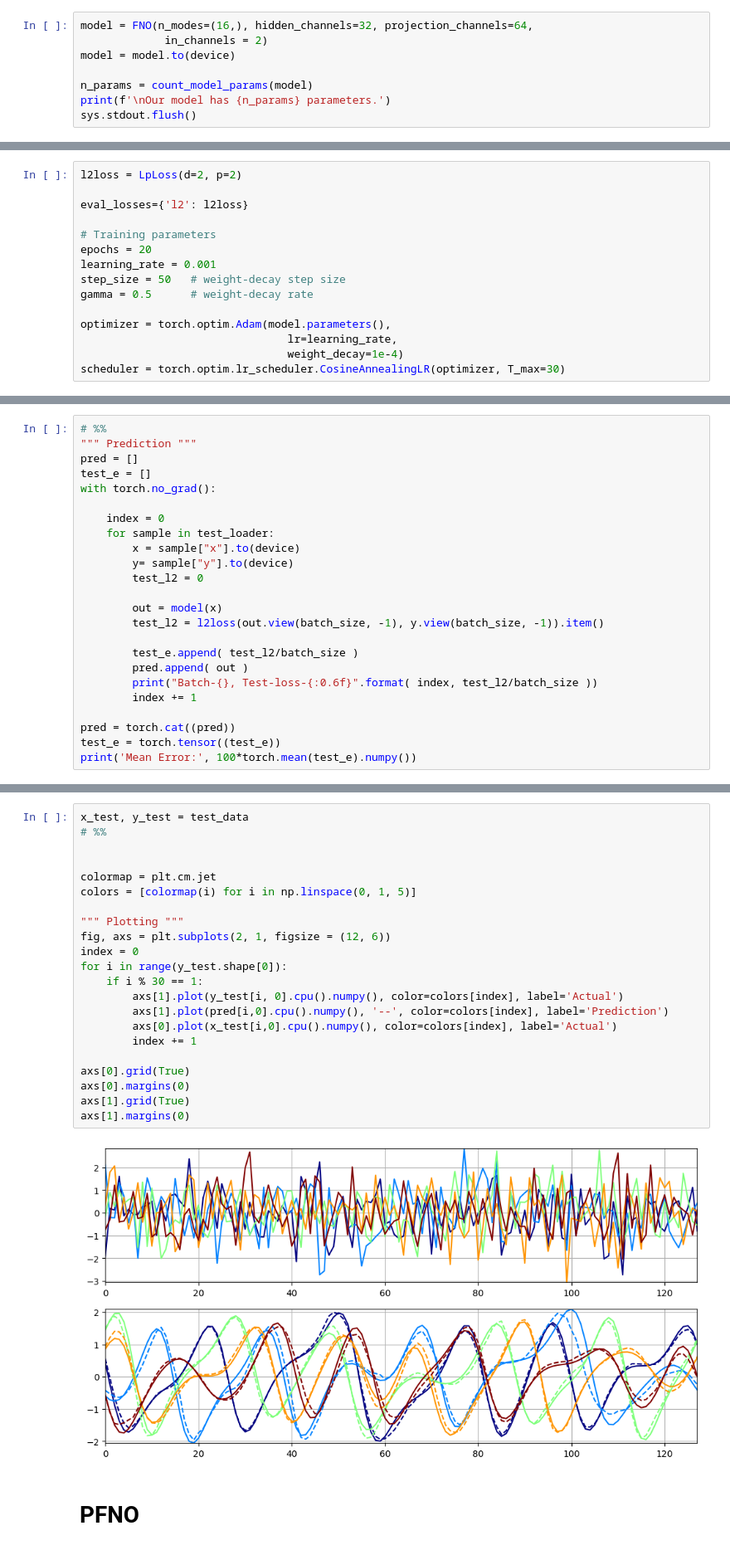
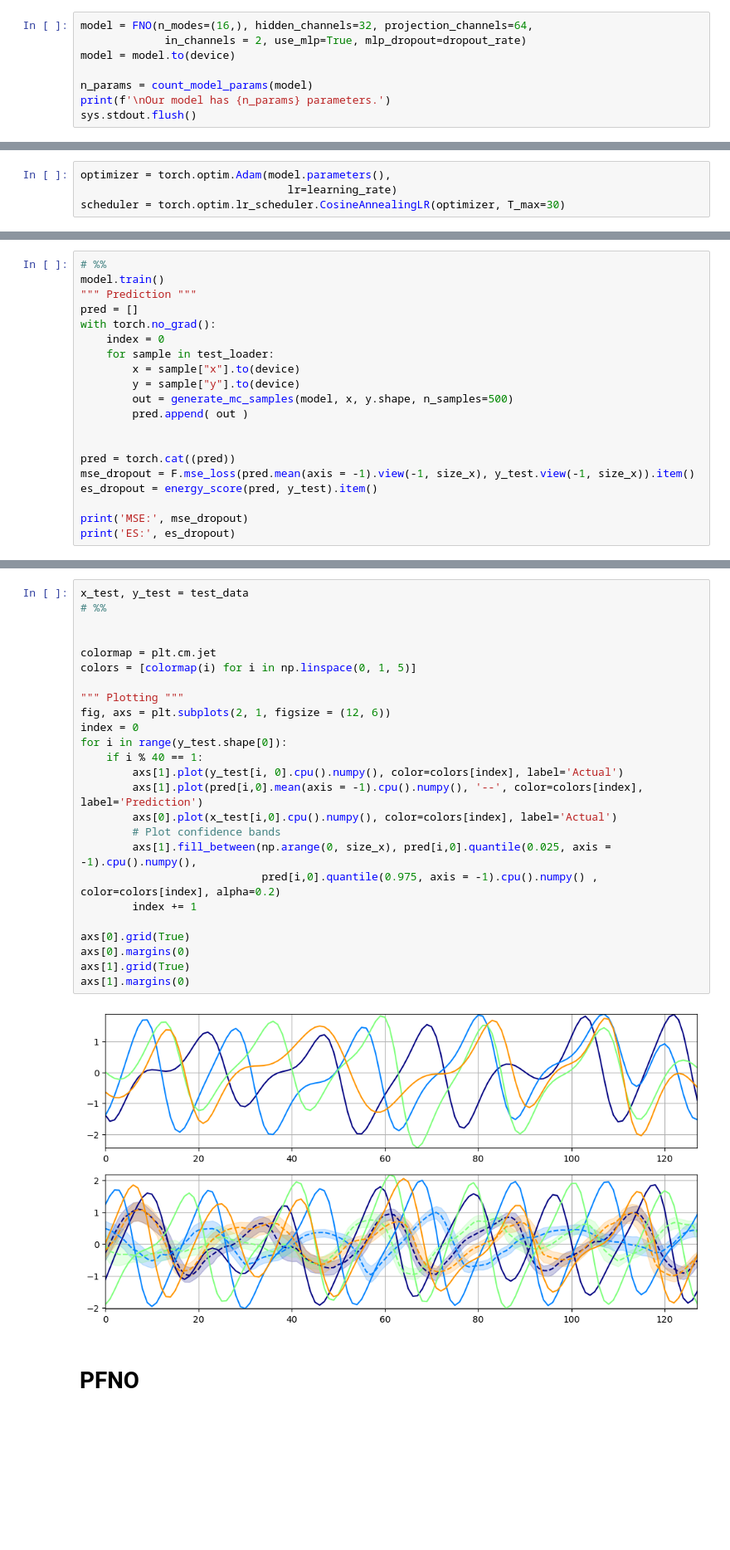
Before and after one commit to cbuelt/pfno, a Jupyter notebook: ks_test.ipynb, the cells around one changed output, grey strips where cells are left out. Shown at 83% size. Drawn from its saved outputs; the diff is of its cells as text; blank space fills up the shorter version.

```diff
--- a/ks_test.ipynb
+++ b/ks_test.ipynb
@@ -74,6 +97,6 @@ test_data = [x_test, y_test]
 # %%
 model = FNO(n_modes=(16,), hidden_channels=32, projection_channels=64,
-             in_channels = 2)
+             in_channels = 2, use_mlp=True, mlp_dropout=dropout_rate)
 model = model.to(device)
 
 n_params = count_model_params(model)
@@ -84,17 +107,6 @@ Our model has 89121 parameters.
 # %%
-l2loss = LpLoss(d=2, p=2)
-
-eval_losses={'l2': l2loss}
-
-# Training parameters
-epochs = 20
-learning_rate = 0.001
-step_size = 50   # weight-decay step size
-gamma = 0.5      # weight-decay rate
-
 optimizer = torch.optim.Adam(model.parameters(),
-                                lr=learning_rate,
-                                weight_decay=1e-4)
+                                lr=learning_rate)
 scheduler = torch.optim.lr_scheduler.CosineAnnealingLR(optimizer, T_max=30)
 # %%
 train_loss = torch.zeros(epochs)
@@ -165,25 +172,21 @@ Epoch-19, Time-2.3788, Train-MSE-0.0203, Train-L2-0.0045, Test-L2-0.0057
 # %%
 # %%
+model.train()
 """ Prediction """
 pred = []
-test_e = []
 with torch.no_grad():
-
     index = 0
     for sample in test_loader:
         x = sample["x"].to(device)
-        y= sample["y"].to(device)
-        test_l2 = 0
+        y = sample["y"].to(device)
+        out = generate_mc_samples(model, x, y.shape, n_samples=500)
+        pred.append( out )
 
-        out = model(x)
-        test_l2 = l2loss(out.view(batch_size, -1), y.view(batch_size, -1)).item()
-
-        test_e.append( test_l2/batch_size )
-        pred.append( out )
-        print("Batch-{}, Test-loss-{:0.6f}".format( index, test_l2/batch_size ))
-        index += 1
 
 pred = torch.cat((pred))
-test_e = torch.tensor((test_e))
-print('Mean Error:', 100*torch.mean(test_e).numpy())
+mse_dropout = F.mse_loss(pred.mean(axis = -1).view(-1, size_x), y_test.view(-1, size_x)).item()
+es_dropout = energy_score(pred, y_test).item()
+
+print('MSE:', mse_dropout)
+print('ES:', es_dropout)
 # %% [output]
@@ -196,26 +195,29 @@ Mean Error: 0.5374872591346502
 # %%
 x_test, y_test = test_data
 # %%
 
 
 colormap = plt.cm.jet
 colors = [colormap(i) for i in np.linspace(0, 1, 5)]
 
 """ Plotting """
 fig, axs = plt.subplots(2, 1, figsize = (12, 6))
 index = 0
 for i in range(y_test.shape[0]):
-    if i % 30 == 1:
+    if i % 40 == 1:
         axs[1].plot(y_test[i, 0].cpu().numpy(), color=colors[index], label='Actual')
-        axs[1].plot(pred[i,0].cpu().numpy(), '--', color=colors[index], label='Prediction')
+        axs[1].plot(pred[i,0].mean(axis = -1).cpu().numpy(), '--', color=colors[index], label='Prediction')
         axs[0].plot(x_test[i,0].cpu().numpy(), color=colors[index], label='Actual')
+        # Plot confidence bands
+        axs[1].fill_between(np.arange(0, size_x), pred[i,0].quantile(0.025, axis = -1).cpu().numpy(),
+                            pred[i,0].quantile(0.975, axis = -1).cpu().numpy() , color=colors[index], alpha=0.2)
         index += 1
 
 axs[0].grid(True)
 axs[0].margins(0)
 axs[1].grid(True)
 axs[1].margins(0)
 # %% [output]
-[figure, old version]
+[figure, new version]
 # %% [markdown]
 # PFNO
```
Also changed, not shown: parts of 19 cells of this notebook, 6 other files.
